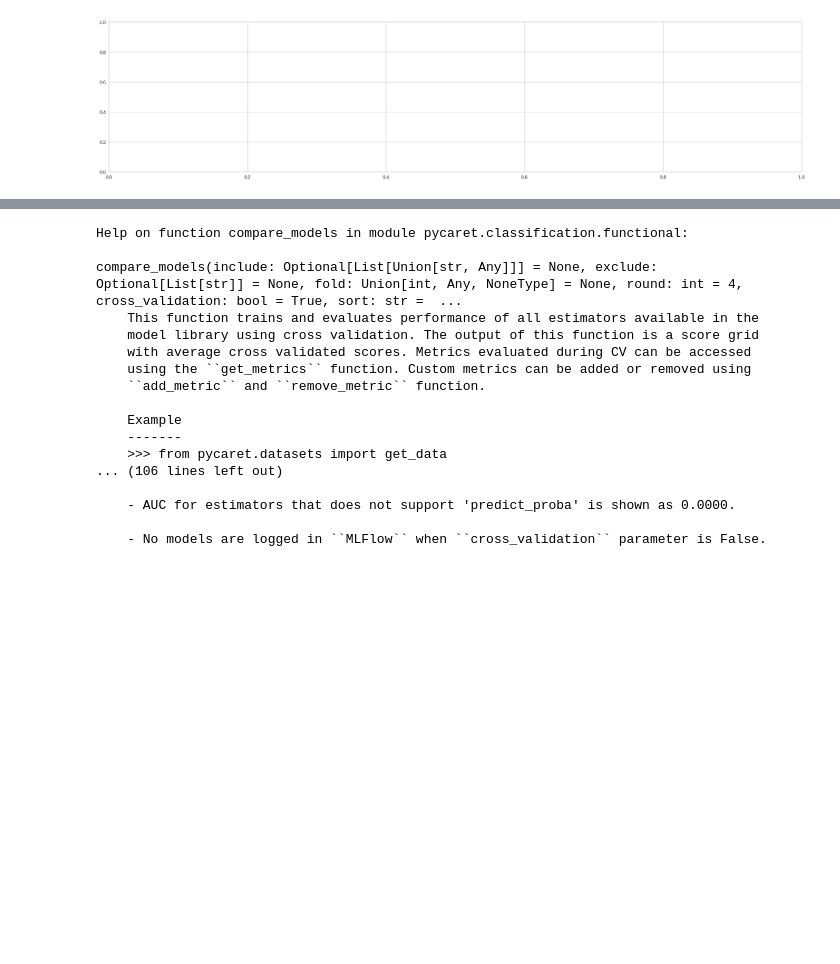
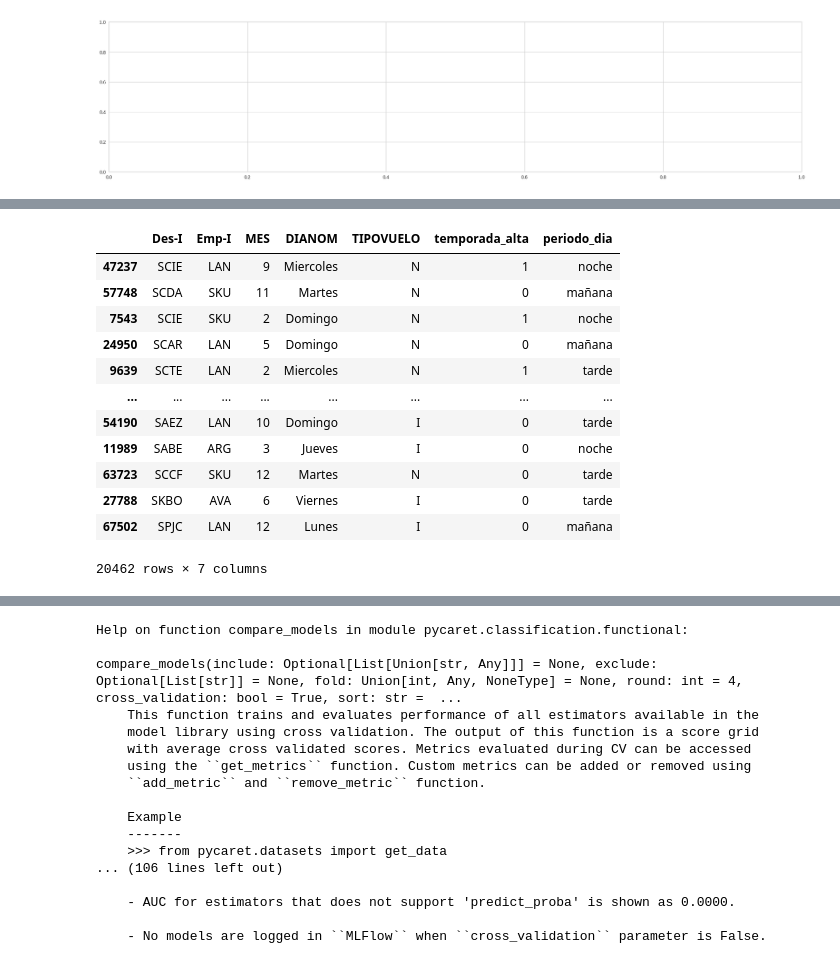
Before and after one commit to alexandergribenchenko/DS_LATAM_Test, a Jupyter notebook: LATAM_Model_Explorarions.ipynb, the cells around one changed output, grey strips where cells are left out. Cells and saved outputs as stored; diff of their text form; code cells hidden in the pictures; blank space fills up the shorter version.

```diff
--- a/LATAM_Model_Explorarions.ipynb
+++ b/LATAM_Model_Explorarions.ipynb
@@ -166,0 +217,16 @@ compare_models?
+# %%
+get_config('X_test')
+# %% [output]
+|  | Des-I | Emp-I | MES | DIANOM | TIPOVUELO | temporada_alta | periodo_dia |
+| 47237 | SCIE | LAN | 9 | Miercoles | N | 1 | noche |
+| 57748 | SCDA | SKU | 11 | Martes | N | 0 | mañana |
+| 7543 | SCIE | SKU | 2 | Domingo | N | 1 | noche |
+| 24950 | SCAR | LAN | 5 | Domingo | N | 0 | mañana |
+| 9639 | SCTE | LAN | 2 | Miercoles | N | 1 | tarde |
+| ... | ... | ... | ... | ... | ... | ... | ... |
+| 54190 | SAEZ | LAN | 10 | Domingo | I | 0 | tarde |
+| 11989 | SABE | ARG | 3 | Jueves | I | 0 | noche |
+| 63723 | SCCF | SKU | 12 | Martes | N | 0 | tarde |
+| 27788 | SKBO | AVA | 6 | Viernes | I | 0 | tarde |
+| 67502 | SPJC | LAN | 12 | Lunes | I | 0 | mañana |
+20462 rows × 7 columns
```
Also changed, not shown: parts of 7 cells of this notebook.
